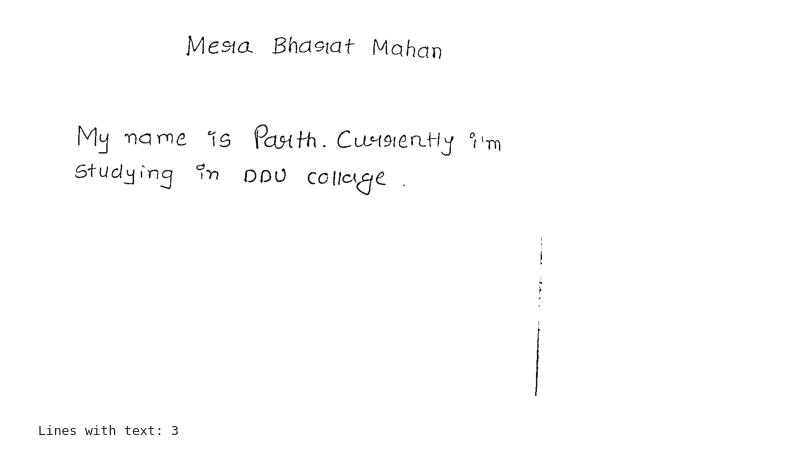
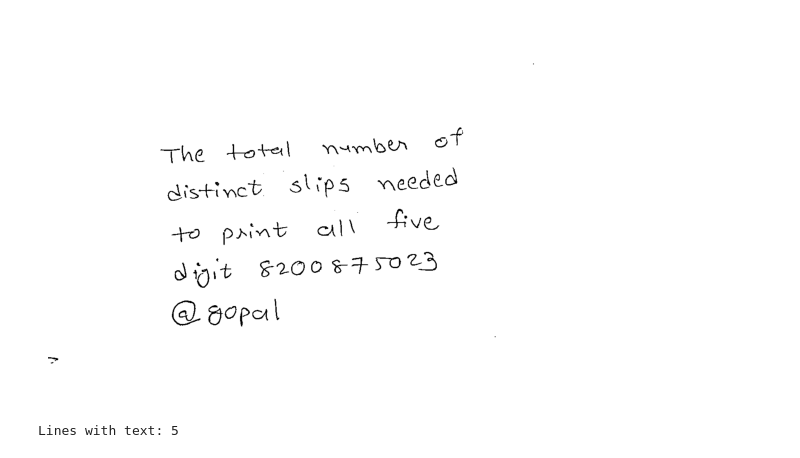
Before and after one commit to Bhargav-611/2526_sdp8_ai-assignment-checker, a Jupyter notebook: preprocessing/opencv/image_processing.ipynb, the cells around one changed output. Drawn from its saved outputs; the diff is of its cells as text; code cells hidden in the pictures.

```diff
--- a/preprocessing/opencv/image_processing.ipynb
+++ b/preprocessing/opencv/image_processing.ipynb
@@ -122,27 +75,23 @@ def convert_image_to_black_and_white(image):
 
     return Image.fromarray(bw)
 # %%
-import cv2
-import numpy as np
-from PIL import Image
-from matplotlib import pyplot as plt
 
 # Load image
-image = Image.open("i5.jpeg").convert("RGB")
+image = Image.open("../photos/i4.jpeg").convert("RGB")
 
-img = convert_image_to_black_and_white(image)
+image = convert_image_to_black_and_white(image)
 
 
 # Show black & white image
-plt.imshow(img, cmap="gray")
+plt.imshow(image, cmap="gray")
 plt.axis("off")
 plt.show()
 # %% [output]
-[figure, old version]
+[figure, new version]
 # %%
-lines = split_bw_image_into_valid_lines(bw)
+lines = split_bw_image_into_valid_lines(image)
 
 print("Lines with text:", len(lines))
 # %% [output]
-Lines with text: 3
+Lines with text: 5
 # %%
```
Also changed, not shown: parts of 7 cells of this notebook.
